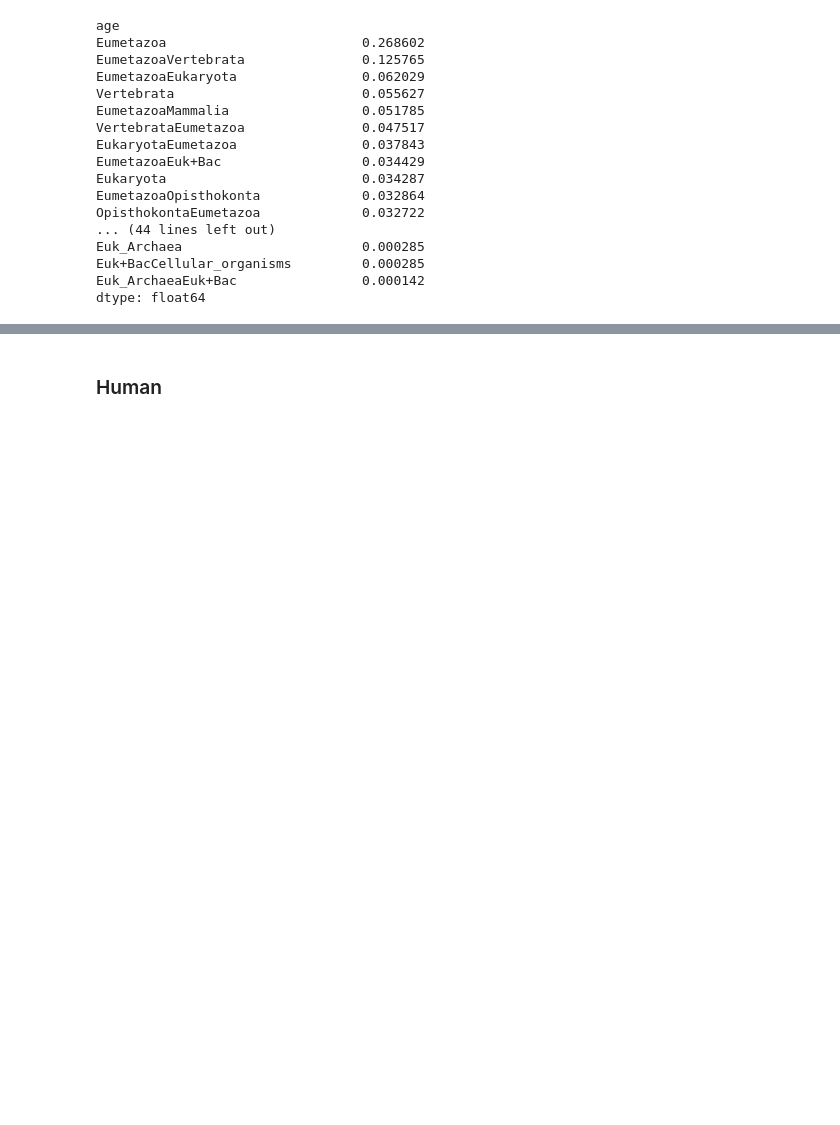
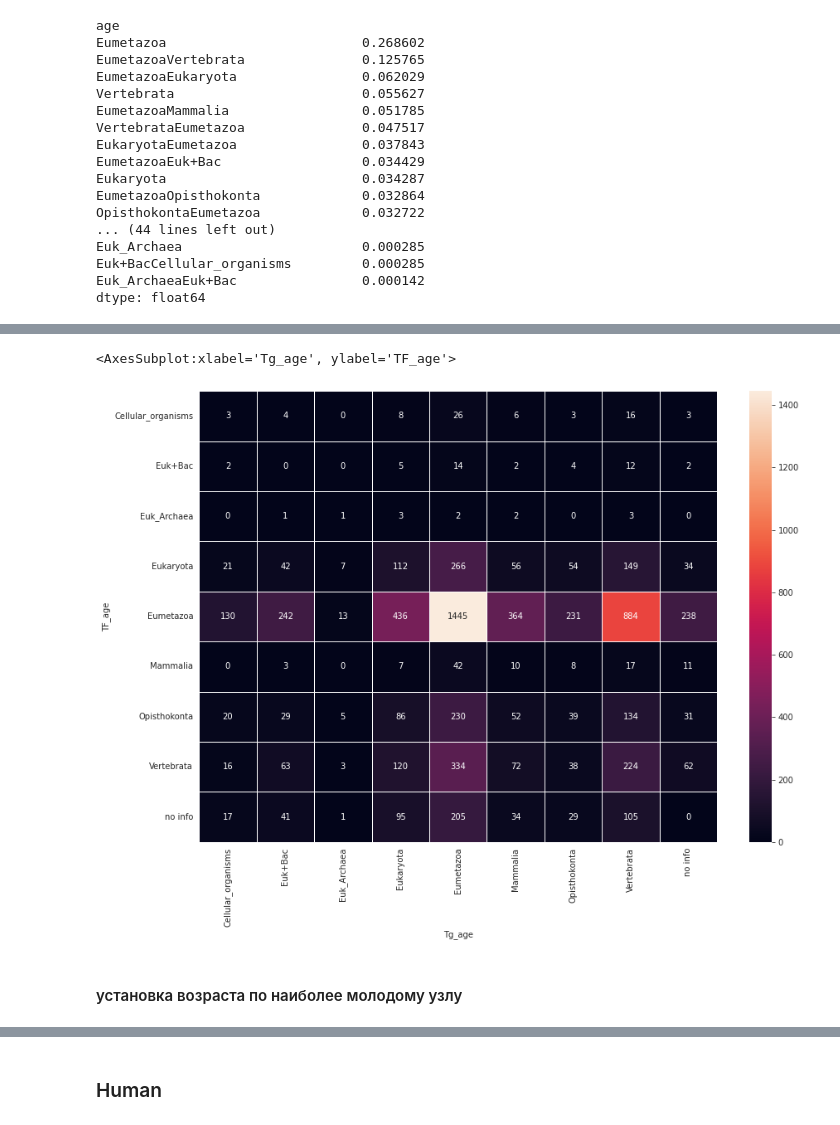
Before and after one commit to Freddsle/age_patterns, a Jupyter notebook: code/02_age_gene_classes.ipynb, the cells around one changed output, grey strips where cells are left out. Cells and saved outputs as stored; diff of their text form; code cells hidden in the pictures; blank space fills up the shorter version.

```diff
--- a/code/02_age_gene_classes.ipynb
+++ b/code/02_age_gene_classes.ipynb
@@ -612,0 +833,9 @@ plt.close()
+# %%
+# replace noinfo-noinfo with '0'
+heatmap_m_noinfo = heatmap_m.copy()
+heatmap_m_noinfo.iloc[-1,-1] = 0
+# %%
+sns.heatmap(heatmap_m_noinfo, annot=True, linewidths=0.5, fmt='g')
+# %% [output]
+<AxesSubplot:xlabel='Tg_age', ylabel='TF_age'>
+[figure, added]
@@ -612,0 +846,2 @@ plt.close()
+# %% [markdown]
+#### установка возраста по наиболее молодому узлу
```
Also changed, not shown: parts of 84 cells of this notebook, 24 other files.
